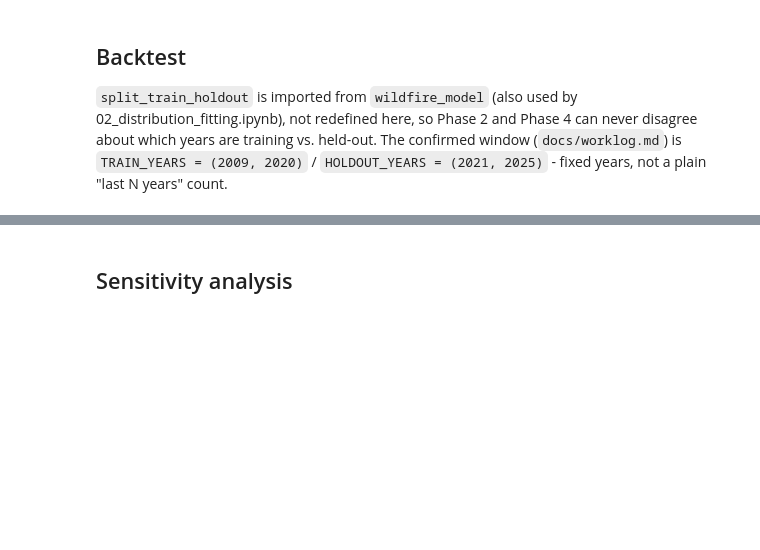
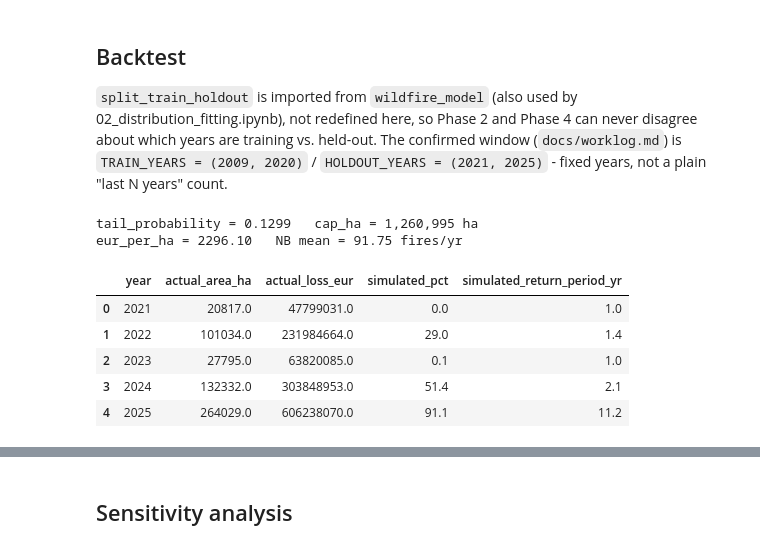
Before and after one commit to DanPhnx/pt-wildfire-catmodel, a Jupyter notebook: notebooks/04_validation.ipynb, the cells around one changed output, grey strips where cells are left out. Drawn from its saved outputs; the diff is of its cells as text; code cells hidden in the pictures; blank space fills up the shorter version.

```diff
--- a/notebooks/04_validation.ipynb
+++ b/notebooks/04_validation.ipynb
@@ -43,24 +54,48 @@ confirmed window (`docs/worklog.md`) is `TRAIN_YEARS = (2009, 2020)` /
 `HOLDOUT_YEARS = (2021, 2025)` - fixed years, not a plain "last N years"
 count.
 # %%
-def backtest_model(train_df: pd.DataFrame, holdout_df: pd.DataFrame) -> dict:
-    """Refit the frequency/severity model on training data and compare simulated
-    vs. actual outcomes on the held-out years.
+# ── Data loading (shared by all three analyses below) ──────────────────────
 
-    Parameters
-    ----------
-    train_df : pd.DataFrame
-        Data excluding the held-out years.
-    holdout_df : pd.DataFrame
-        The reserved final years, used only for comparison.
+# PRDF data for all years; train/holdout split mirrors Phase 2/3
+prdf_all = load_icnf_prdf_database(start_year=2009, end_year=2025)
+prdf_train, prdf_holdout = split_train_holdout(prdf_all)
 
-    Returns
-    -------
-    dict
-        {"simulated_annual_losses": np.ndarray, "actual_annual_losses": np.ndarray,
-         "simulated_mean": float, "actual_mean": float}
-    """
-    # TODO: refit distributions on train_df (reuse 02_distribution_fitting functions),
-    # run Monte Carlo (reuse 03_monte_carlo functions), compare to holdout_df actuals
-    raise NotImplementedError("Backtest pending train/holdout split and fitted model reuse")
+# Loaded model parameters (Phase 2 production fit)
+nb_params        = load_model_params("negative_binomial_frequency.json")
+lognormal_params = load_model_params("lognormal_severity.json")
+gpd_params       = load_model_params("pareto_tail.json")
+euro_params      = load_model_params("severity_euro_equivalents.json")
+eur_per_ha       = euro_params["central"]["eur_per_ha"]   # 2296.10 EUR/ha (central, 2025 prices)
+
+# Tail probability and severity cap derived from training PRDF data
+# (same derivation as Phase 3 production run)
+tail_probability, cap_ha = training_simulation_params(prdf_train, gpd_params)
+print(f"tail_probability = {tail_probability:.4f}   cap_ha = {cap_ha:,.0f} ha")
+print(f"eur_per_ha = {eur_per_ha:.2f}   NB mean = {nb_params['mean']:.2f} fires/yr")
+
+# ── Backtest ───────────────────────────────────────────────────────────────
+
+# Phase 3 production simulation (200k scenarios, already computed)
+sim_df           = pd.read_csv(SIMULATION_DIR / "monte_carlo_frailty_calibrated.csv")
+simulated_losses = sim_df["annual_loss_eur"].values
+
+# Holdout actual annual losses: PRDF burned area × central EUR/ha
+holdout_annual_area = (
+    prdf_holdout
+    .assign(Year=prdf_holdout["Date"].dt.year)
+    .groupby("Year")["Burned_Area_ha"]
+    .sum()
+)
+
+holdout_results = compute_holdout_percentiles(simulated_losses, holdout_annual_area, eur_per_ha)
+holdout_results
+# %% [output]
+tail_probability = 0.1299   cap_ha = 1,260,995 ha
+eur_per_ha = 2296.10   NB mean = 91.75 fires/yr
+|  | year | actual_area_ha | actual_loss_eur | simulated_pct | simulated_return_period_yr |
+| 0 | 2021 | 20817.0 | 47799031.0 | 0.0 | 1.0 |
+| 1 | 2022 | 101034.0 | 231984664.0 | 29.0 | 1.4 |
+| 2 | 2023 | 27795.0 | 63820085.0 | 0.1 | 1.0 |
+| 3 | 2024 | 132332.0 | 303848953.0 | 51.4 | 2.1 |
+| 4 | 2025 | 264029.0 | 606238070.0 | 91.1 | 11.2 |
 # %%
```
Also changed, not shown: parts of 9 cells of this notebook, 4 other files.
